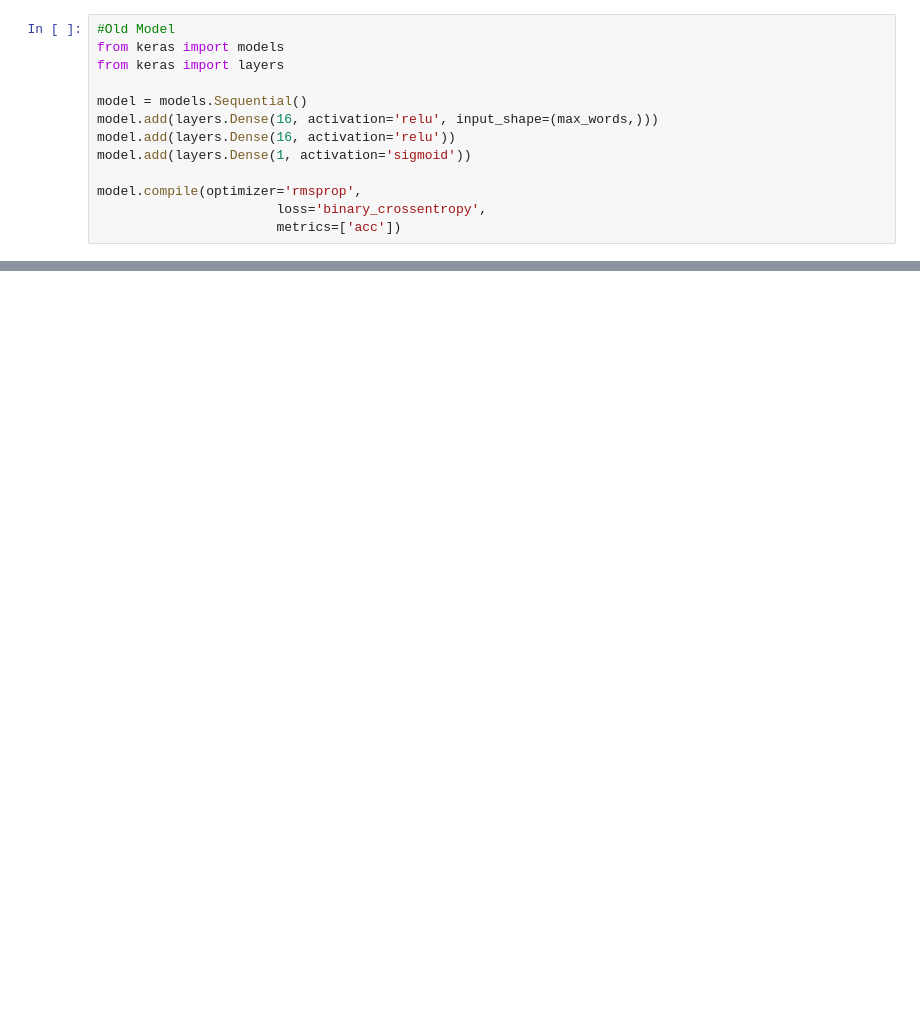
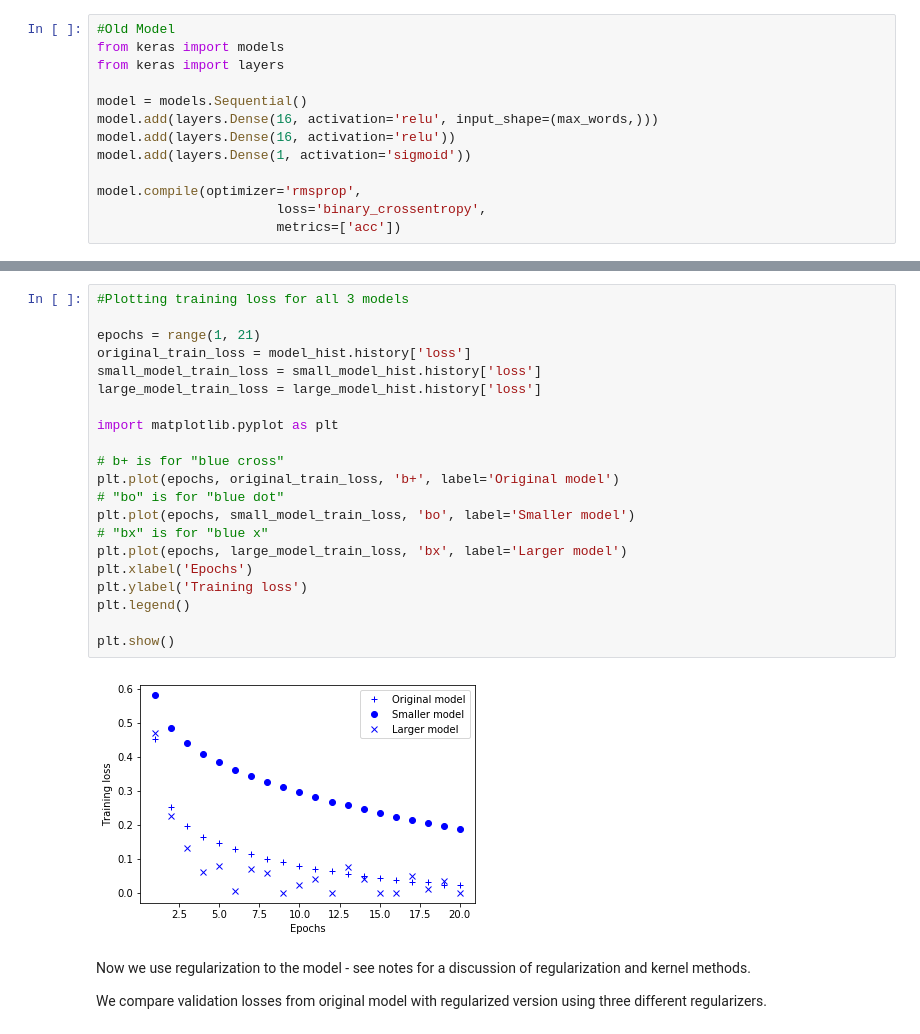
Before and after one commit to sgywhetstone/Deep-Learning-Workbooks, a Jupyter notebook: CholletC4IMDBClass.ipynb, the cells around one changed output, grey strips where cells are left out. Saved outputs shown, nothing was run; the diff lists cells and outputs as text; blank space fills up the shorter version.

```diff
--- a/CholletC4IMDBClass.ipynb
+++ b/CholletC4IMDBClass.ipynb
@@ -119,0 +144,27 @@ partial_y_train = y_train[10000:]
+# %%
+#Plotting training loss for all 3 models
+
+epochs = range(1, 21)
+original_train_loss = model_hist.history['loss']
+small_model_train_loss = small_model_hist.history['loss']
+large_model_train_loss = large_model_hist.history['loss']
+
+import matplotlib.pyplot as plt
+
+# b+ is for "blue cross"
+plt.plot(epochs, original_train_loss, 'b+', label='Original model')
+# "bo" is for "blue dot"
+plt.plot(epochs, small_model_train_loss, 'bo', label='Smaller model')
+# "bx" is for "blue x"
+plt.plot(epochs, large_model_train_loss, 'bx', label='Larger model')
+plt.xlabel('Epochs')
+plt.ylabel('Training loss')
+plt.legend()
+
+plt.show()
+# %% [output]
+[figure, added]
+# %% [markdown]
+Now we use regularization to the model - see notes for a discussion of regularization and kernel methods.
+
+We compare validation losses from original model with regularized version using three different regularizers.
```
Also changed, not shown: parts of 23 cells of this notebook.
